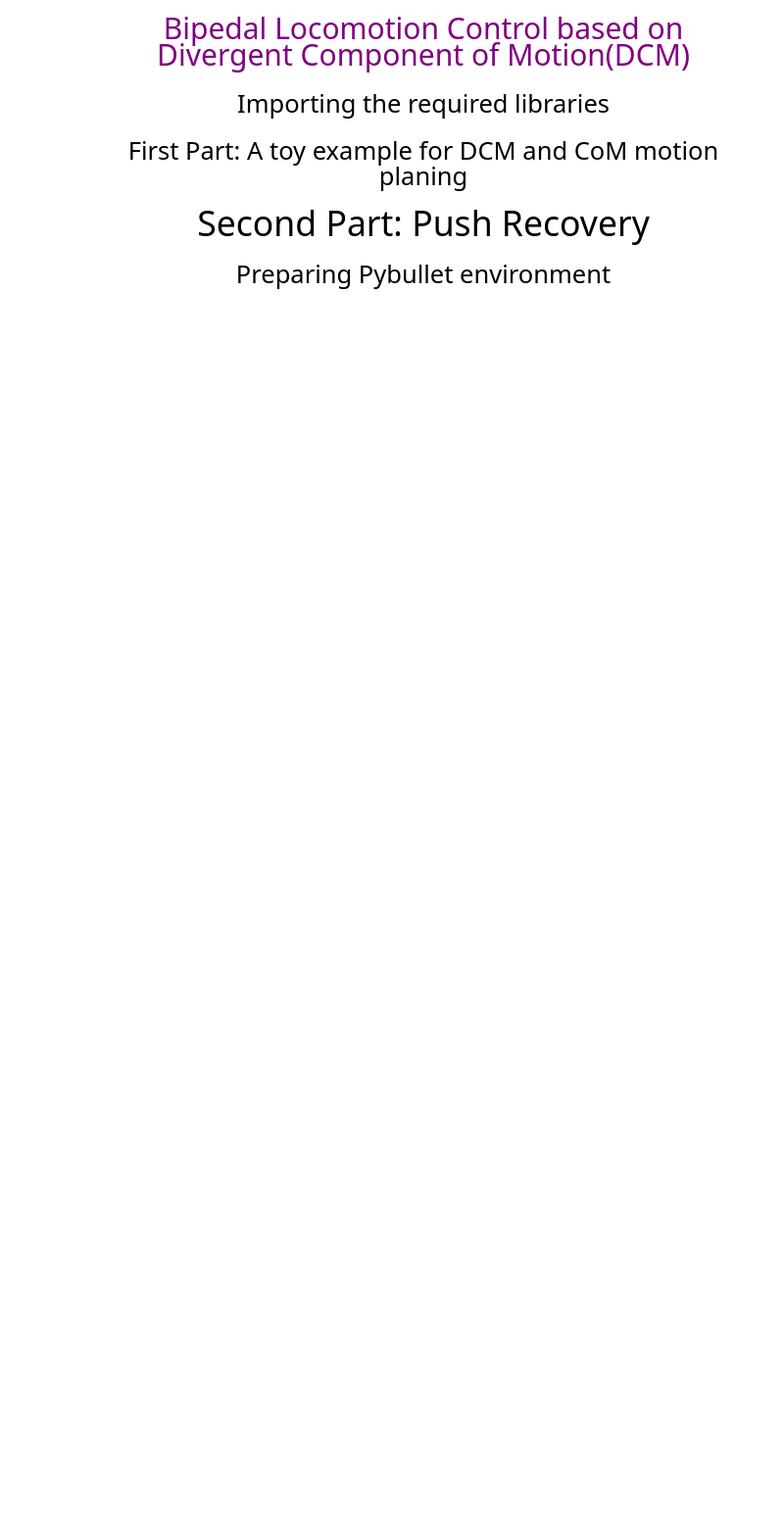
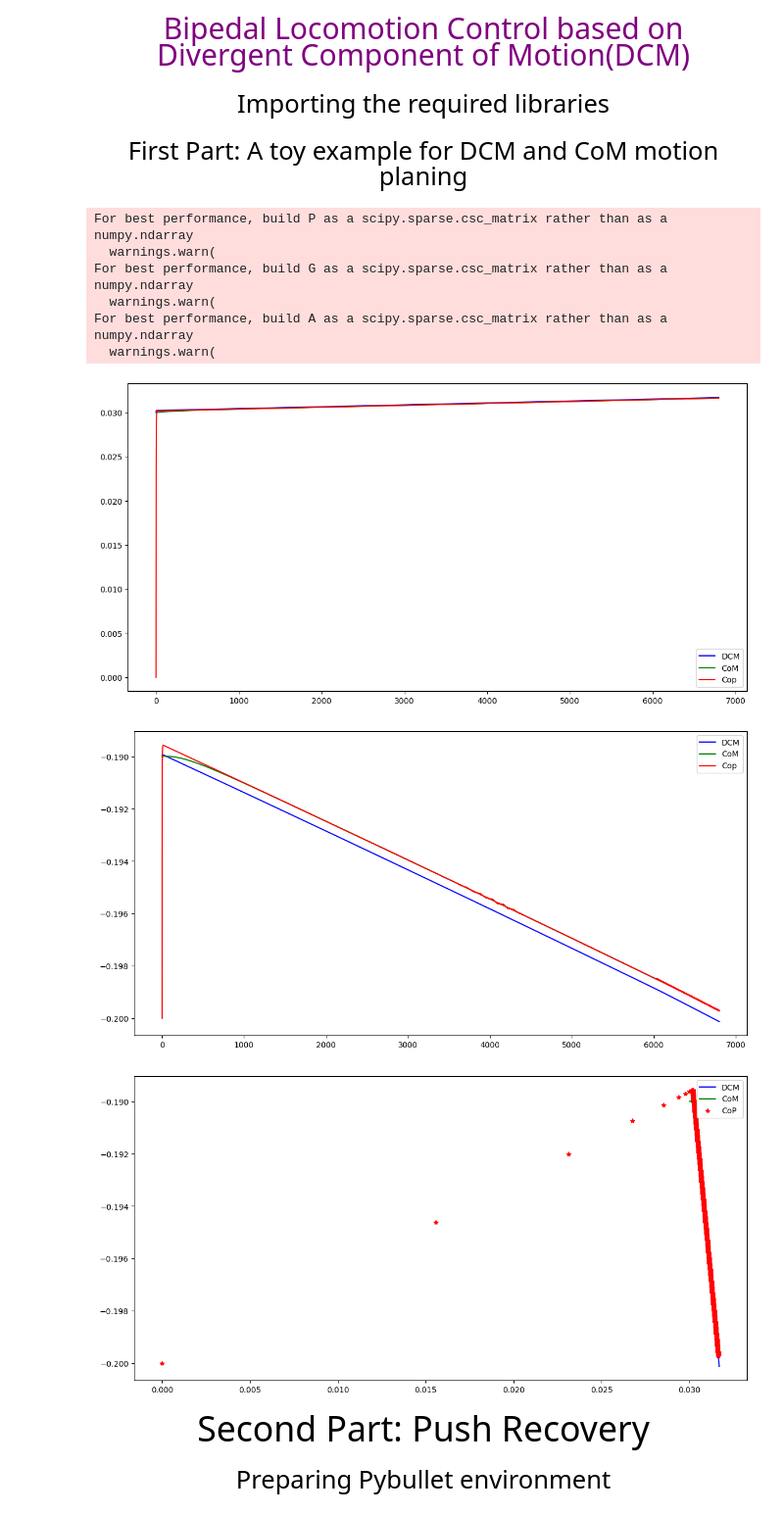
Before and after one commit to RobinJunod/robot_jambe, a Jupyter notebook: DCM-Locomotion.ipynb, the cells around one changed output. Shown at 98% size. Drawn from its saved outputs; the diff is of its cells as text; code cells hidden in the pictures; blank space fills up the shorter version.

Commit message:
Stepduration / omega

```diff
--- a/DCM-Locomotion.ipynb
+++ b/DCM-Locomotion.ipynb
@@ -107,7 +107,7 @@ for iter in range(6800):
     #solve QP problem U is the vector of optimized parameters
     U = solve_qp(P, q, G, h, A, b, solver="osqp")
 
-    stepDuration = math.log(U[2]) #todo: find the step duration based on the the optimized sigma (use Log function to find step duration)
+    stepDuration = math.log(U[2]) / DCMGenerator.omega #todo: find the step duration based on the the optimized sigma (use Log function to find step duration)
 
 
     DesiredDCM = DCMGenerator.getDCMTrajectory(dt_toy)  #get the desired DCM for the next time-step
@@ -130,33 +130,43 @@ for iter in range(6800):
         internalStep=0
         DCMGenerator.CoP= np.array([U[0] ,U[1]])
         sign=sign*-1
 
         CoPX =U[0]
         CoPY =U[1]
 
         DCMx =DesiredDCM[0]
         DCMy =DesiredDCM[1]
 
 
 # todo: uncomment to plot
 figg, (ax) = plt.subplots(figsize = (14, 7))
 ax.plot(np.array(DCMTrajectoryToy)[:,0],'b',label="DCM")
 ax.plot(np.array(CoMTrajectoryToy)[:,0],'g',label="CoM")
 ax.plot(np.array(CoPTrajectoryToy)[:,0],'r',label="Cop")
 plt.legend()
 plt.show()
 figg1, (ax1) = plt.subplots(figsize = (14, 7))
 ax1.plot(np.array(DCMTrajectoryToy)[:,1],'b',label="DCM")
 ax1.plot(np.array(CoMTrajectoryToy)[:,1],'g',label="CoM")
 ax1.plot(np.array(CoPTrajectoryToy)[:,1],'r',label="Cop")
 plt.legend()
 plt.show()
 figg2, (ax2) = plt.subplots(figsize = (14, 7))
 ax2.plot(np.array(DCMTrajectoryToy)[:,0],np.array(DCMTrajectoryToy)[:,1],'b',label="DCM")
 ax2.plot(np.array(CoMTrajectoryToy)[:,0],np.array(CoMTrajectoryToy)[:,1],'g',label="CoM")
 ax2.plot(np.array(CoPTrajectoryToy)[:,0],np.array(CoPTrajectoryToy)[:,1],'*r',label="CoP")
 plt.legend()
 plt.show()
+# %% [output]
+For best performance, build P as a scipy.sparse.csc_matrix rather than as a numpy.ndarray
+  warnings.warn(
+For best performance, build G as a scipy.sparse.csc_matrix rather than as a numpy.ndarray
+  warnings.warn(
+For best performance, build A as a scipy.sparse.csc_matrix rather than as a numpy.ndarray
+  warnings.warn(
+[figure, added]
+[figure, added]
+[figure, added]
 # %% [markdown]
 <div style="text-align:center"><span style="color:black; font-family:helvetica; font-size:2.37em;">Second Part: Push Recovery </span></div>
 # %% [markdown]
```
Also changed, not shown: parts of 2 cells of this notebook.
